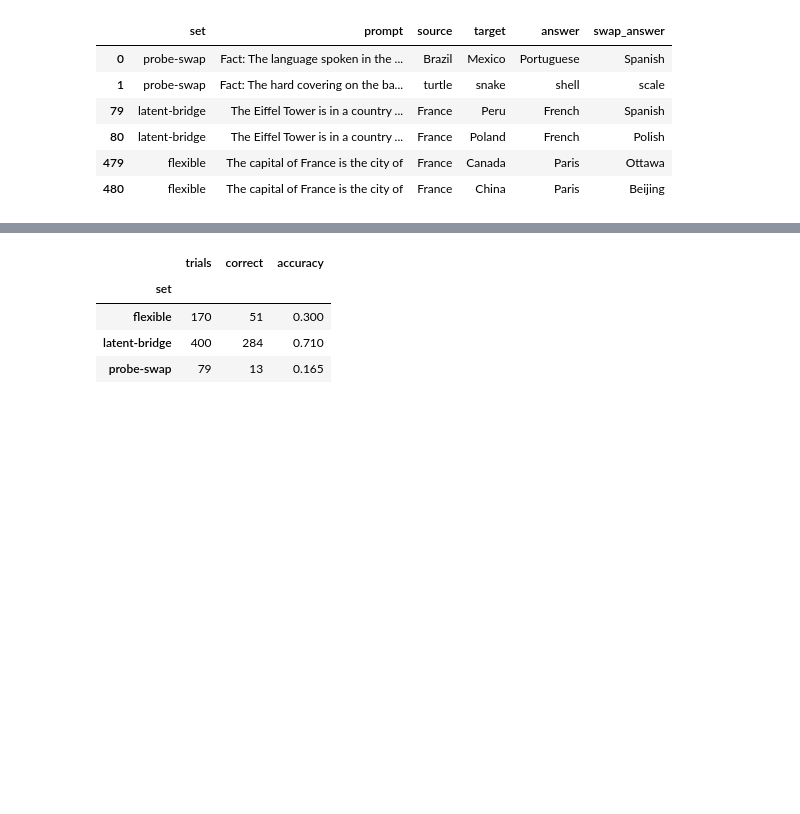
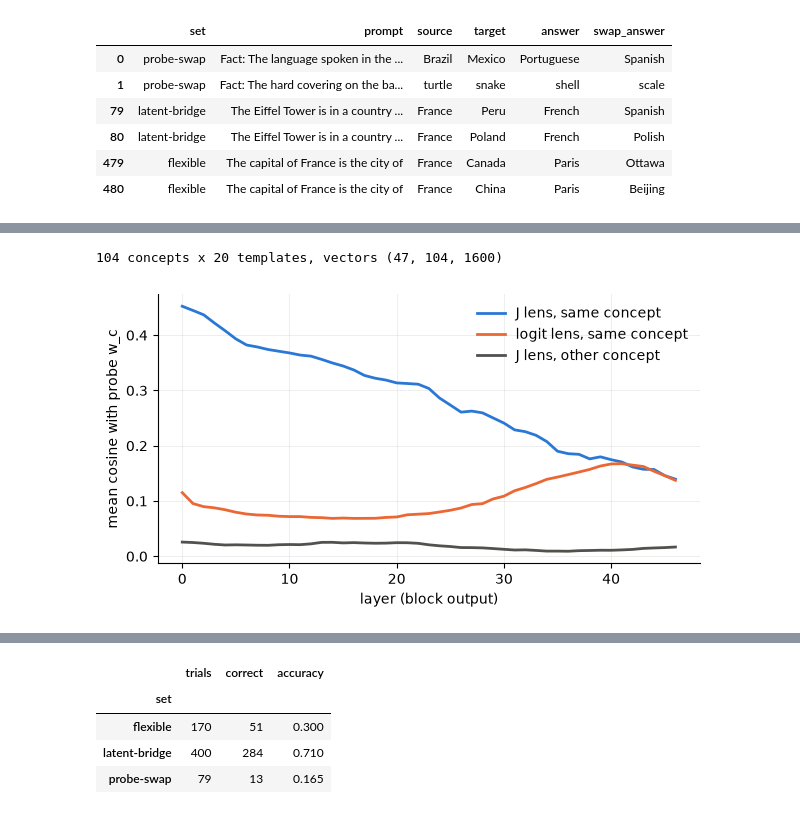
Before and after one commit to ai360-project-school-j-lens/jacobian-lens-gpt2, a Jupyter notebook: notebooks/jacobian_lens/concept_swap.ipynb, the cells around one changed output, grey strips where cells are left out. Cells and saved outputs as stored; diff of their text form; code cells hidden in the pictures; blank space fills up the shorter version.

```diff
--- a/notebooks/jacobian_lens/concept_swap.ipynb
+++ b/notebooks/jacobian_lens/concept_swap.ipynb
@@ -180 +201,78 @@ trials.groupby("set").head(2)[["set", "prompt", "source", "target", "answer", "s
+# %%
+CONCEPTS = sorted(set(trials.source) | set(trials.target))
+PROBE_TEMPLATES = json.load(open(Path(REPO_DIR) / "data/experiments/concept-probe-templates.json"))["templates"]
+
+
+def cache_complete(name):
+    path = OUT_DIR / name
+    return path.exists() and set(pd.read_csv(path, usecols=["mode"])["mode"]) == set(MODES)
+
+
+missing = {name: sets for name, sets in CACHES.items() if not cache_complete(name)}
+probe_cache = torch.load(PROBE_PATH) if PROBE_PATH.exists() else None
+if probe_cache is not None and (probe_cache["concepts"], probe_cache["templates"]) != (CONCEPTS, PROBE_TEMPLATES):
+    probe_cache = None
+model = None
+if missing or probe_cache is None:
+    model = GPT2LensModel.from_pretrained(MODEL_ID, device=DEVICE)
+    tok = model.tokenizer
+    lens = jlens.JacobianLens.load(str(LENS_PATH))
+    jacobians = {layer: J.to(DEVICE) for layer, J in lens.jacobians.items()}
+    W_U = model._lm_head.weight.float()
+    gamma = model._final_norm.weight.float()
+    LAYERS = range(model.n_layers - 1)
+
+if probe_cache is None:
+    @torch.no_grad()
+    def concept_means():
+        """[layer, concept, d] block output at the concept token, averaged over templates."""
+        sums = torch.zeros(len(LAYERS), len(CONCEPTS), model.d_model, device=DEVICE)
+        pairs = [(c, template) for c in range(len(CONCEPTS)) for template in PROBE_TEMPLATES]
+        for start in tqdm(range(0, len(pairs), BATCH_SIZE), desc="probe prompts"):
+            chunk = pairs[start:start + BATCH_SIZE]
+            encoded, positions = [], []
+            for c, template in chunk:
+                ids = model.encode(template.format(x=CONCEPTS[c]))[0]
+                position = model.encode(template.split("{x}")[0].rstrip()).shape[1]
+                assert int(ids[position]) == tok.encode(" " + CONCEPTS[c])[0], (template, CONCEPTS[c])
+                encoded.append(ids)
+                positions.append(position)
+            ids = torch.nn.utils.rnn.pad_sequence(encoded, batch_first=True, padding_value=tok.eos_token_id)
+            rows = torch.arange(len(chunk), device=DEVICE)
+            index = torch.tensor([c for c, _ in chunk], device=DEVICE)
+            with ActivationRecorder(model.layers, at=LAYERS) as recorder:
+                model.forward(ids)
+            for layer in LAYERS:
+                sums[layer].index_add_(0, index, recorder.activations[layer][rows, positions].float())
+        return sums / len(PROBE_TEMPLATES)
+
+    means = concept_means()
+    vectors = means - means.mean(1, keepdim=True)
+    token_ids = torch.tensor([tok.encode(" " + concept)[0] for concept in CONCEPTS], device=DEVICE)
+    g = gamma * W_U[token_ids]
+    g = g - g.mean(-1, keepdim=True)
+    cos = {"J lens, same concept": [], "logit lens, same concept": [], "J lens, other concept": []}
+    for layer in LAYERS:
+        v = g @ jacobians[layer]
+        cos["J lens, same concept"].append(F.cosine_similarity(vectors[layer], v, dim=-1).mean().item())
+        cos["logit lens, same concept"].append(F.cosine_similarity(vectors[layer], g, dim=-1).mean().item())
+        cos["J lens, other concept"].append(
+            F.cosine_similarity(vectors[layer], v.roll(1, 0), dim=-1).mean().item())
+    torch.save({"concepts": CONCEPTS, "templates": PROBE_TEMPLATES, "vectors": vectors.cpu(), "cos": cos}, PROBE_PATH)
+    probe_cache = torch.load(PROBE_PATH)
+probe_vectors = probe_cache["vectors"]
+print(f"{len(CONCEPTS)} concepts x {len(PROBE_TEMPLATES)} templates, vectors {tuple(probe_vectors.shape)}")
+
+fig, ax = plt.subplots(figsize=(7, 3.5))
+for (label, values), color in zip(probe_cache["cos"].items(), ("#2a78d6", "#eb6834", "#52514e"), strict=True):
+    ax.plot(values, color=color, lw=2, label=label)
+ax.set_xlabel("layer (block output)")
+ax.set_ylabel("mean cosine with probe w_c")
+ax.grid(alpha=0.25, lw=0.6)
+ax.spines[["top", "right"]].set_visible(False)
+ax.legend(frameon=False)
+plt.show()
+# %% [output]
+104 concepts x 20 templates, vectors (47, 104, 1600)
+[figure, added]
 # %% [markdown]
```
Also changed, not shown: parts of 13 cells of this notebook, 2 other files.
